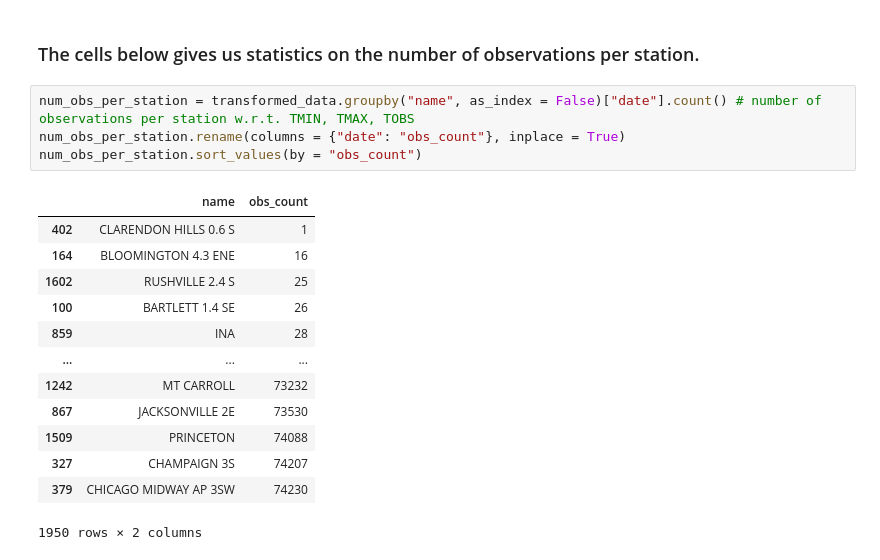
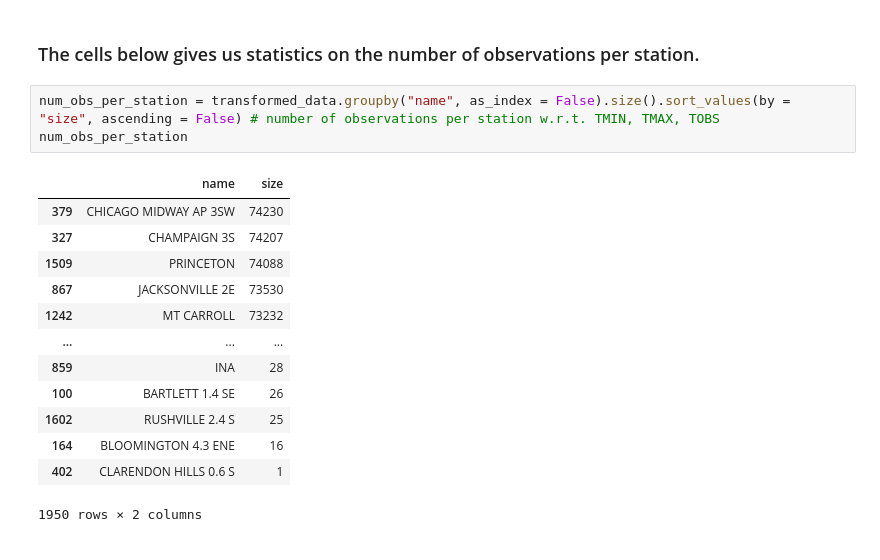
Before and after one commit to hfactor13/IllinoisWeather, a Jupyter notebook: weather_analysis.ipynb, the cells around one changed output. Cells and saved outputs as stored; diff of their text form.

Commit message:
Added observation plots and used the size method which is more convenient for doing the count aggregation

```diff
--- a/weather_analysis.ipynb
+++ b/weather_analysis.ipynb
@@ -287,20 +287,19 @@ plt.show()
 # %% [markdown]
 ### The cells below gives us statistics on the number of observations per station.
 # %%
-num_obs_per_station = transformed_data.groupby("name", as_index = False)["date"].count() # number of observations per station w.r.t. TMIN, TMAX, TOBS
-num_obs_per_station.rename(columns = {"date": "obs_count"}, inplace = True)
-num_obs_per_station.sort_values(by = "obs_count")
+num_obs_per_station = transformed_data.groupby("name", as_index = False).size().sort_values(by = "size", ascending = False) # number of observations per station w.r.t. TMIN, TMAX, TOBS
+num_obs_per_station
 # %% [output]
-|  | name | obs_count |
+|  | name | size |
+| 379 | CHICAGO MIDWAY AP 3SW | 74230 |
+| 327 | CHAMPAIGN 3S | 74207 |
+| 1509 | PRINCETON | 74088 |
+| 867 | JACKSONVILLE 2E | 73530 |
+| 1242 | MT CARROLL | 73232 |
+| ... | ... | ... |
+| 859 | INA | 28 |
+| 100 | BARTLETT 1.4 SE | 26 |
+| 1602 | RUSHVILLE 2.4 S | 25 |
+| 164 | BLOOMINGTON 4.3 ENE | 16 |
 | 402 | CLARENDON HILLS 0.6 S | 1 |
-| 164 | BLOOMINGTON 4.3 ENE | 16 |
-| 1602 | RUSHVILLE 2.4 S | 25 |
-| 100 | BARTLETT 1.4 SE | 26 |
-| 859 | INA | 28 |
-| ... | ... | ... |
-| 1242 | MT CARROLL | 73232 |
-| 867 | JACKSONVILLE 2E | 73530 |
-| 1509 | PRINCETON | 74088 |
-| 327 | CHAMPAIGN 3S | 74207 |
-| 379 | CHICAGO MIDWAY AP 3SW | 74230 |
 1950 rows × 2 columns
```
Also changed, not shown: parts of 6 cells of this notebook.
